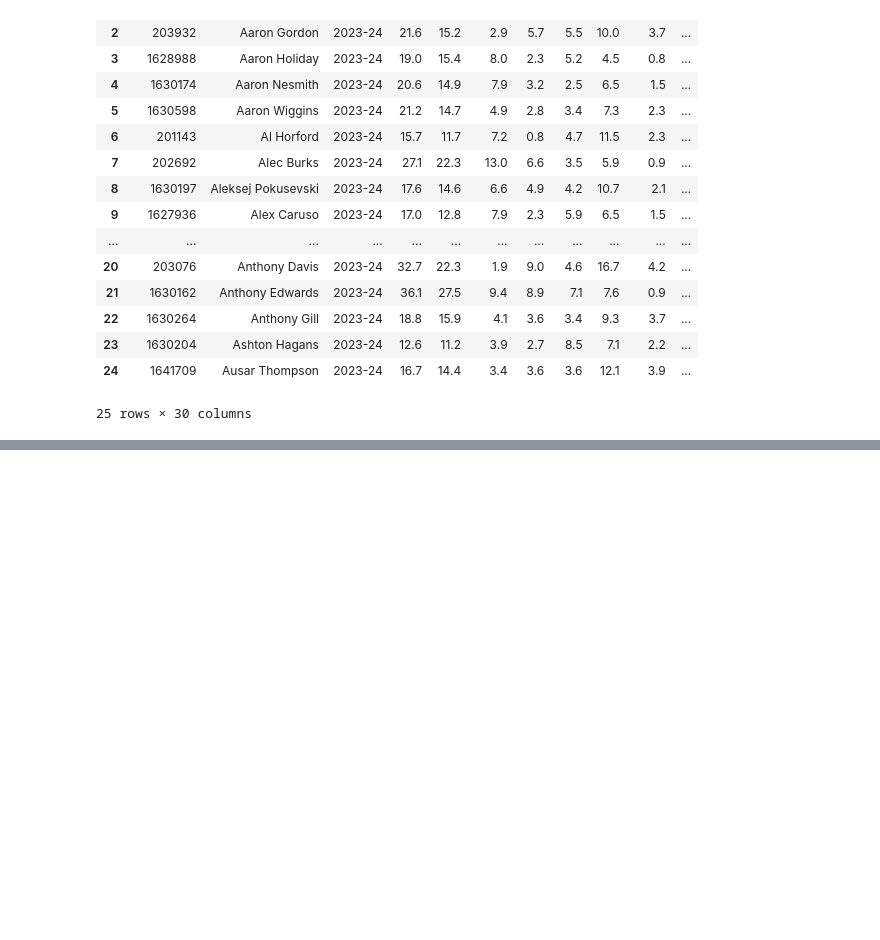
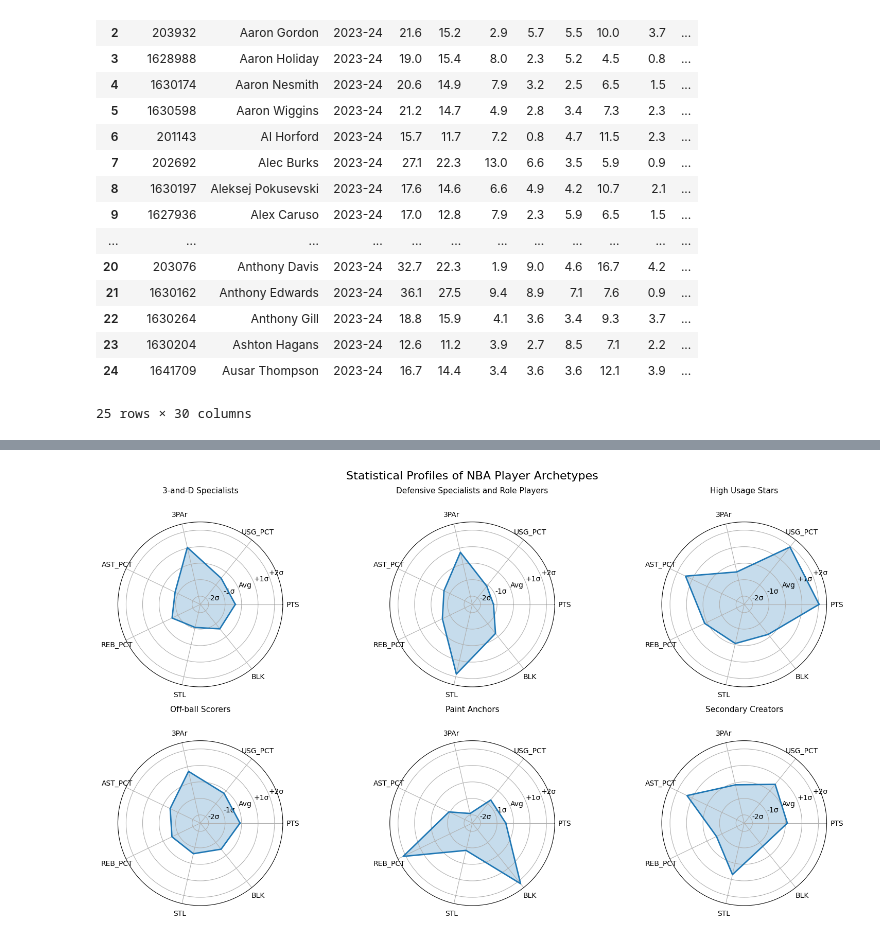
Before and after one commit to matthewellishanson/machine-learning-nba, a Jupyter notebook: firstnotebook.ipynb, the cells around one changed output, grey strips where cells are left out. Drawn from its saved outputs; the diff is of its cells as text; code cells hidden in the pictures; blank space fills up the shorter version.

```diff
--- a/firstnotebook.ipynb
+++ b/firstnotebook.ipynb
@@ -406,0 +461,42 @@ final_players.to_csv('nba_player_clusters_2024_2026.csv', index=False)
+# %%
+# create radar chart from profile_scaled
+def plot_radar(ax, values, labels, title):
+    angles = np.linspace(0, 2 * np.pi, len(labels), endpoint=False)
+    values = np.concatenate([values, [values[0]]])
+    angles = np.concatenate([angles, [angles[0]]])
+
+    ax.plot(angles, values, linewidth=2)
+    ax.fill(angles, values, alpha=0.25)
+
+    ax.set_thetagrids(angles[:-1] * 180 / np.pi, labels)
+    ax.set_title(title, y=1.15, fontsize=11)
+
+    ax.set_ylim(-2.5, 2.5)
+    ax.set_yticks([-2, -1, 0, 1, 2])
+    ax.set_yticklabels(["-2σ", "-1σ", "Avg", "+1σ", "+2σ"])
+    ax.grid(True)
+# %%
+# plot radar charts for each archetype
+fig, axes = plt.subplots(
+    nrows=2,
+    ncols=3,
+    figsize=(16, 9),
+    subplot_kw=dict(polar=True)
+)
+
+axes = axes.flatten()
+
+for ax, archetype in zip(axes, profile_scaled.index):
+    plot_radar(
+        ax=ax,
+        values=profile_scaled.loc[archetype].values,
+        labels=PROFILE_STATS,
+        title=archetype
+    )
+
+plt.suptitle("Statistical Profiles of NBA Player Archetypes", fontsize=16)
+plt.tight_layout()
+plt.savefig('nba_player_archetypes_radar.png', dpi=300, bbox_inches='tight')
+plt.show()
+# %% [output]
+[figure, added]
```
Also changed, not shown: parts of 4 cells of this notebook, 2 other files.
